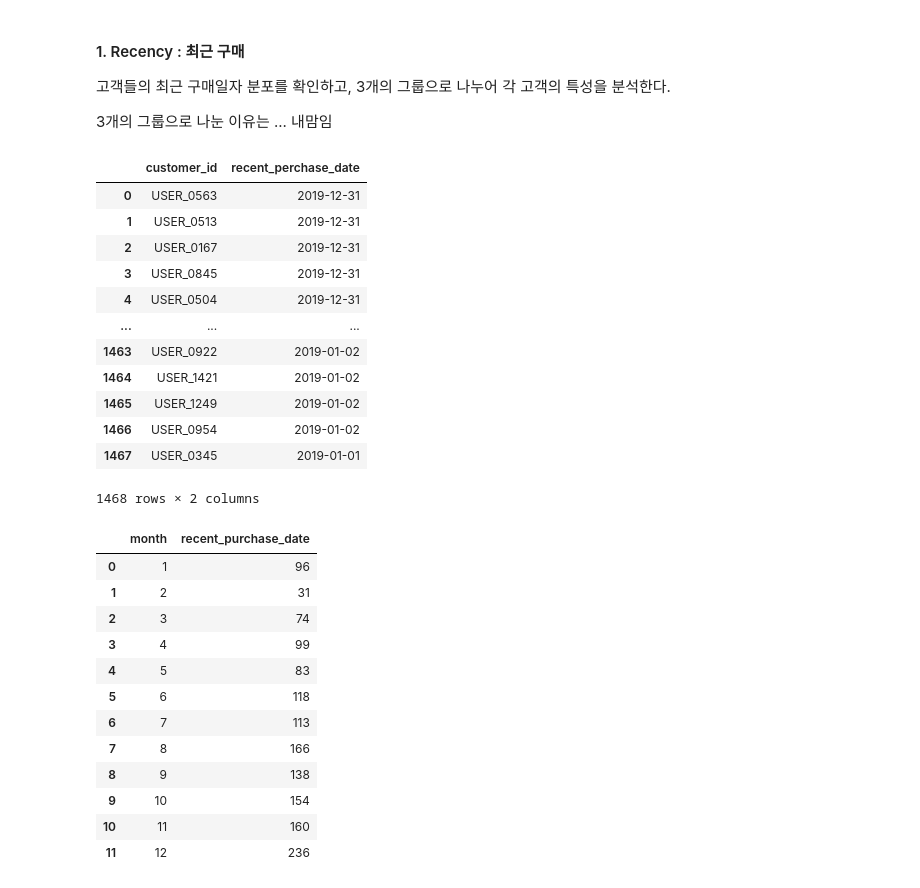
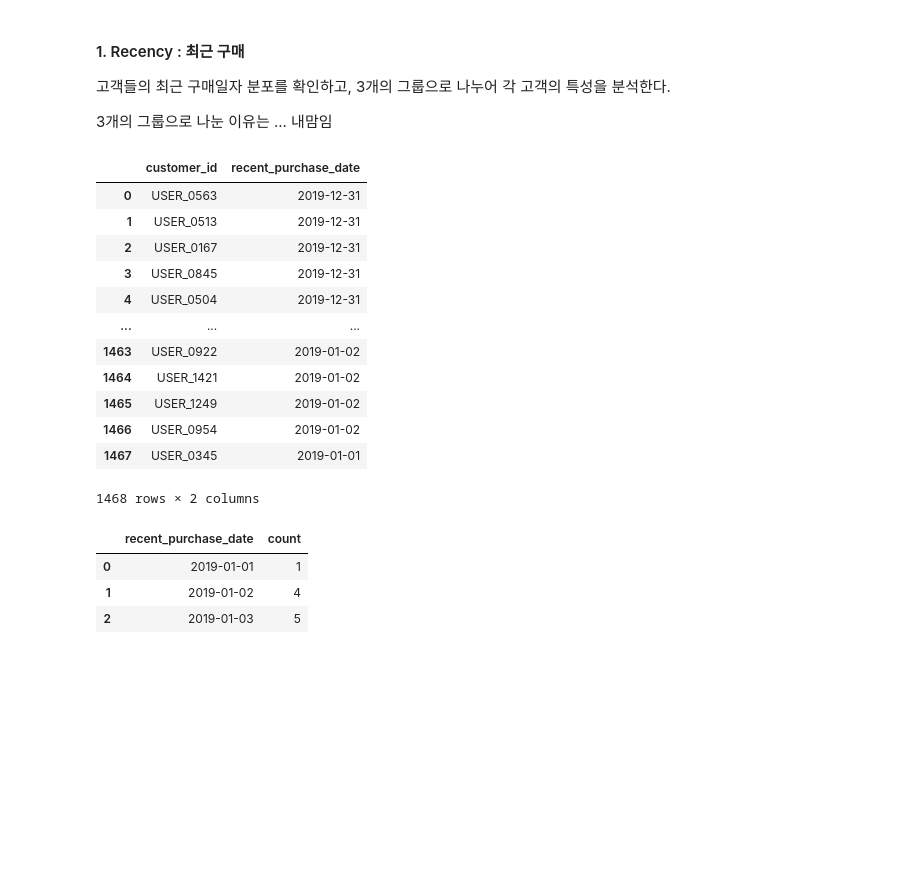
Before and after one commit to 0x106053b/SQL_exercises, a Jupyter notebook: 2.RFM.ipynb, the cells around one changed output. Drawn from its saved outputs; the diff is of its cells as text; code cells hidden in the pictures; blank space fills up the shorter version.

```diff
--- a/2.RFM.ipynb
+++ b/2.RFM.ipynb
@@ -82,7 +86,7 @@ except:
 
 try:
     query = """
-    SELECT customer_id, MAX(transaction_date) last_purchase
+    SELECT customer_id, MAX(transaction_date) recent_purchase_date
     FROM onlinesales
     GROUP BY 1
     ORDER BY 2 DESC;
@@ -93,7 +97,7 @@ try:
 except:
     print("SQL Server Connection Error!")
 # %% [output]
-|  | customer_id | recent_perchase_date |
+|  | customer_id | recent_purchase_date |
 | 0 | USER_0563 | 2019-12-31 |
 | 1 | USER_0513 | 2019-12-31 |
 | 2 | USER_0167 | 2019-12-31 |
@@ -107,40 +111,26 @@ except:
 | 1467 | USER_0345 | 2019-01-01 |
 1468 rows × 2 columns
 # %%
-# 각 고객들의 last_purchase date의 월별 분포
-# 가장 최근의 구매가 발생한 '월'을 집계하는 쿼리이므로, 1월에서 12월로 갈수록 recent_purchase_date가 커지는 모습
-# 그러나, 12월로 갈수록 커지는 거시적인 경향성과 다르게, 1월(2월, 3월에 비해 매우 높은 수치) 의 수치가 두드러진다.abs
-# => 1월달에 일회성 구매를 유발하는 마케팅이 발생하지 않았을까?
-
 try:
     query = """
-    WITH LAST_PURCHASE AS (
-    SELECT customer_id, MAX(transaction_date) last_purchase
+    WITH RECENT_PURCHASE AS (
+    SELECT customer_id, MAX(transaction_date) recent_purchase_date
     FROM onlinesales
     GROUP BY 1
     ORDER BY 2 DESC)
 
-    SELECT MONTH(last_purchase), count(*)
-    FROM LAST_PURCHASE
+    SELECT RECENT_PURCHASE_DATE, COUNT(*)
+    FROM RECENT_PURCHASE
     GROUP BY 1
-    ORDER BY 1;
+    ORDER BY 1
     """
-    df_last = fetchresult_to_df(query)
-    df_last.columns = ["month", "recent_purchase_date"]
-    display(df_last)
+    recent_df = fetchresult_to_df(query)
+    recent_df.columns = ["recent_purchase_date", "count"]
+    display(recent_df.head(3))
 except:
     print("SQL Server Connection Error!")
 # %% [output]
-|  | month | recent_purchase_date |
-| 0 | 1 | 96 |
-| 1 | 2 | 31 |
-| 2 | 3 | 74 |
-| 3 | 4 | 99 |
-| 4 | 5 | 83 |
-| 5 | 6 | 118 |
-| 6 | 7 | 113 |
-| 7 | 8 | 166 |
-| 8 | 9 | 138 |
-| 9 | 10 | 154 |
-| 10 | 11 | 160 |
-| 11 | 12 | 236 |
+|  | recent_purchase_date | count |
+| 0 | 2019-01-01 | 1 |
+| 1 | 2019-01-02 | 4 |
+| 2 | 2019-01-03 | 5 |
```
Also changed, not shown: parts of 24 cells of this notebook, 1 other file.
